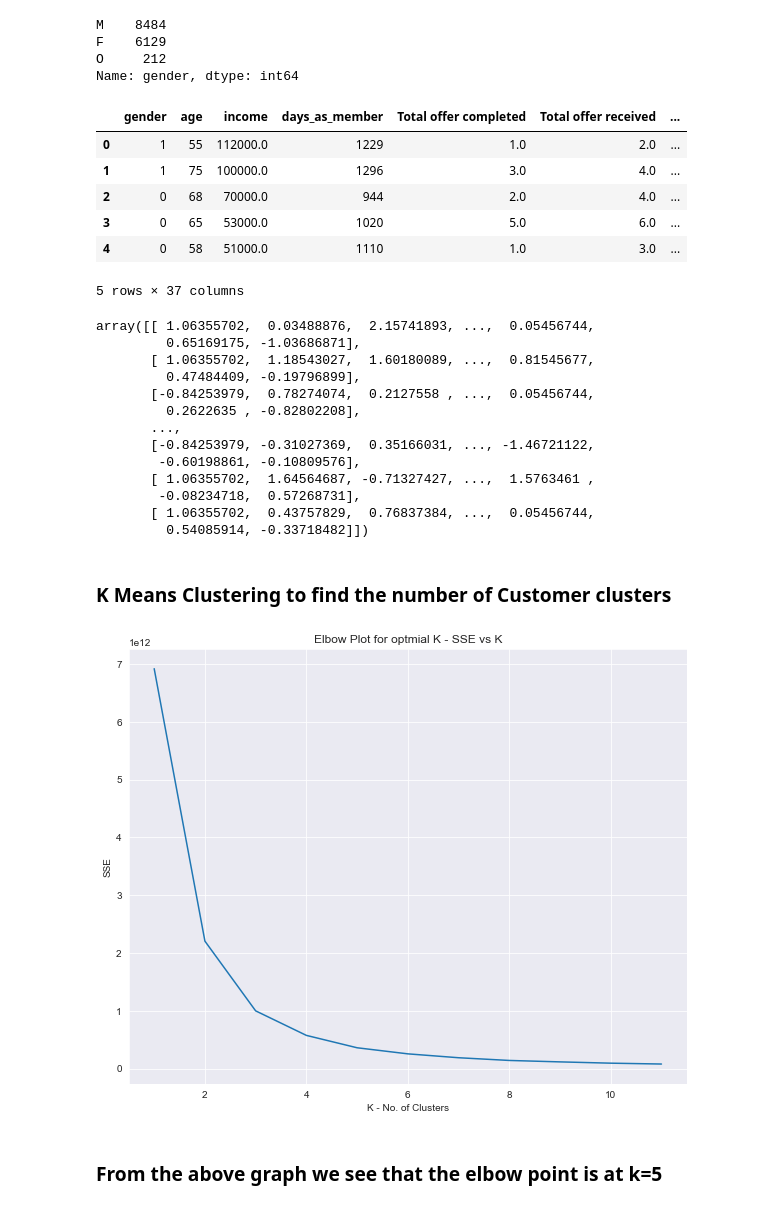
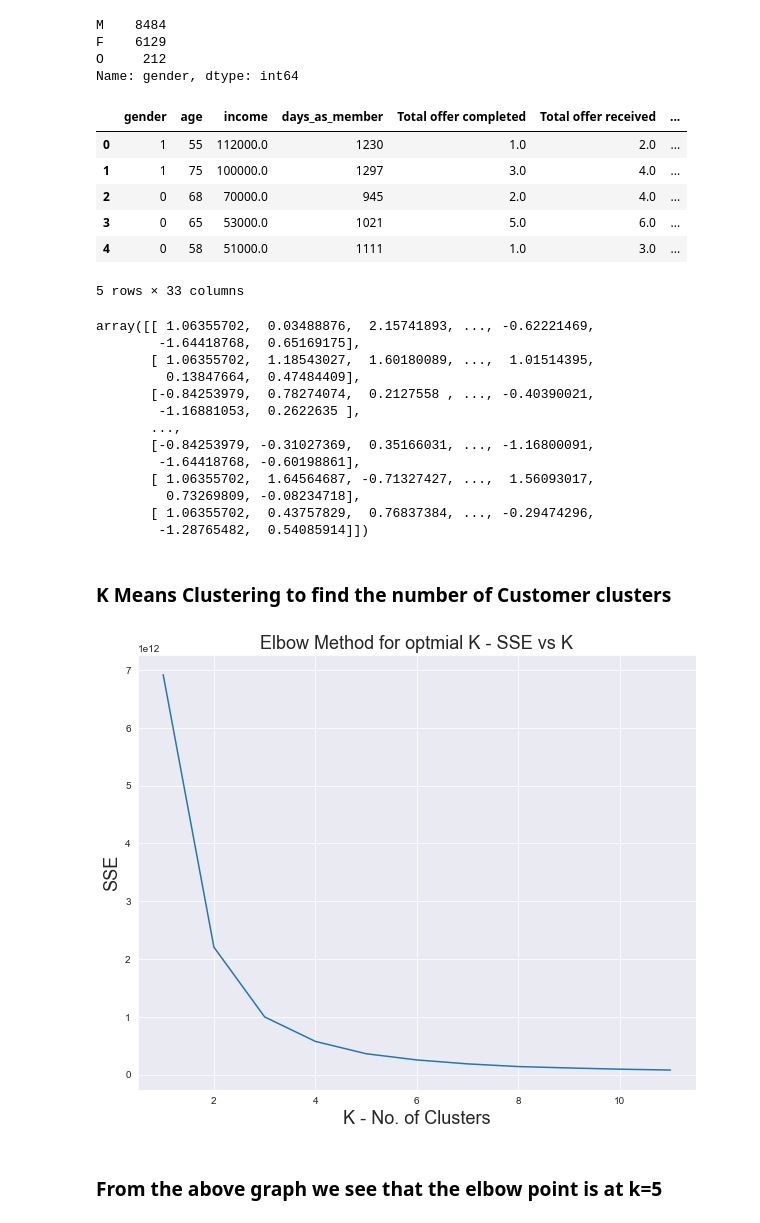
Before and after one commit to p33ves/Starbucks-Passive-Customer-Detection, a Jupyter notebook: notebooks/Clustering Customers.ipynb, the cells around one changed output. Saved outputs shown, nothing was run; the diff lists cells and outputs as text; code cells hidden in the pictures.

```diff
--- a/notebooks/Clustering Customers.ipynb
+++ b/notebooks/Clustering Customers.ipynb
@@ -10,7 +10,7 @@ from sklearn.preprocessing import StandardScaler
 from sklearn import metrics
 # %%
 #Get preprocessed final table
-cust_data = pd.read_csv('../data/profile_labelled.csv')
+cust_data = pd.read_csv('https://raw.githubusercontent.com/p33ves/CMPT726-ML-Project/main/processed_datasets/profile_features.csv')
 cust_data.head()
 # %% [output]
 |  | Unnamed: 0 | gender | age | cust_id | became_member_on | income | days_as_member | ... |
@@ -23,6 +44,6 @@ cust_data.head()
 # %%
 #dropping columns that are not required for clustering
-cust_data.drop(['cust_id','became_member_on','customer_type','Unnamed: 0'], axis=1, inplace=True)
+cust_data.drop(['Unnamed: 0','cust_id','became_member_on', 'total_view_ratio', 'total_completion_ratio', 'customer_type', 'Total transaction amount', 'transactions_per_membership_days'], axis=1, inplace=True)
 cust_data.sample(5)
 # %% [output]
 |  | gender | age | income | days_as_member | Total offer completed | Total offer received | ... |
@@ -45,30 +66,30 @@ cust_data['gender'].replace({'M':0, 'F':1,'O':2},inplace=True)
 cust_data.head()
 # %% [output]
 |  | gender | age | income | days_as_member | Total offer completed | Total offer received | ... |
-| 0 | 1 | 55 | 112000.0 | 1229 | 1.0 | 2.0 | ... |
-| 1 | 1 | 75 | 100000.0 | 1296 | 3.0 | 4.0 | ... |
-| 2 | 0 | 68 | 70000.0 | 944 | 2.0 | 4.0 | ... |
-| 3 | 0 | 65 | 53000.0 | 1020 | 5.0 | 6.0 | ... |
-| 4 | 0 | 58 | 51000.0 | 1110 | 1.0 | 3.0 | ... |
+| 0 | 1 | 55 | 112000.0 | 1230 | 1.0 | 2.0 | ... |
+| 1 | 1 | 75 | 100000.0 | 1297 | 3.0 | 4.0 | ... |
+| 2 | 0 | 68 | 70000.0 | 945 | 2.0 | 4.0 | ... |
+| 3 | 0 | 65 | 53000.0 | 1021 | 5.0 | 6.0 | ... |
+| 4 | 0 | 58 | 51000.0 | 1111 | 1.0 | 3.0 | ... |
-5 rows × 37 columns
+5 rows × 33 columns
 # %%
 #Standardscaler to scale the data
 cust_data_scaled = StandardScaler().fit_transform(cust_data)
 cust_data_scaled
 # %% [output]
-array([[ 1.06355702,  0.03488876,  2.15741893, ...,  0.05456744,
-         0.65169175, -1.03686871],
-       [ 1.06355702,  1.18543027,  1.60180089, ...,  0.81545677,
-         0.47484409, -0.19796899],
-       [-0.84253979,  0.78274074,  0.2127558 , ...,  0.05456744,
-         0.2622635 , -0.82802208],
+array([[ 1.06355702,  0.03488876,  2.15741893, ..., -0.62221469,
+        -1.64418768,  0.65169175],
+       [ 1.06355702,  1.18543027,  1.60180089, ...,  1.01514395,
+         0.13847664,  0.47484409],
+       [-0.84253979,  0.78274074,  0.2127558 , ..., -0.40390021,
+        -1.16881053,  0.2622635 ],
        ...,
-       [-0.84253979, -0.31027369,  0.35166031, ..., -1.46721122,
-        -0.60198861, -0.10809576],
-       [ 1.06355702,  1.64564687, -0.71327427, ...,  1.5763461 ,
-        -0.08234718,  0.57268731],
-       [ 1.06355702,  0.43757829,  0.76837384, ...,  0.05456744,
-         0.54085914, -0.33718482]])
+       [-0.84253979, -0.31027369,  0.35166031, ..., -1.16800091,
+        -1.64418768, -0.60198861],
+       [ 1.06355702,  1.64564687, -0.71327427, ...,  1.56093017,
+         0.73269809, -0.08234718],
+       [ 1.06355702,  0.43757829,  0.76837384, ..., -0.29474296,
+        -1.28765482,  0.54085914]])
 # %% [markdown]
 ### K Means Clustering to find the number of Customer clusters
 # %%
@@ -83,16 +104,16 @@ for k in K_values:
 # %%
 #Elbow plot with a line graph
 size = (10, 8)
 fig, ax = plt.subplots(figsize=size)
 sns.set_style('darkgrid')
 chart=sns.lineplot(ax=ax, x=K_values, y =scores)
-plt.xlabel("K - No. of Clusters")
-plt.ylabel("SSE")
-plt.title("Elbow Plot for optmial K - SSE vs K")
+plt.xlabel("K - No. of Clusters", fontsize=18)
+plt.ylabel("SSE", fontsize =18)
+plt.title("Elbow Method for optmial K - SSE vs K", fontsize =18)
 
 plt.show(chart)
 # %% [output]
-[figure, old version]
+[figure, new version]
 # %% [markdown]
 ### From the above graph we see that the elbow point is at k=5
 # %%
```
Also changed, not shown: parts of 5 cells of this notebook.
